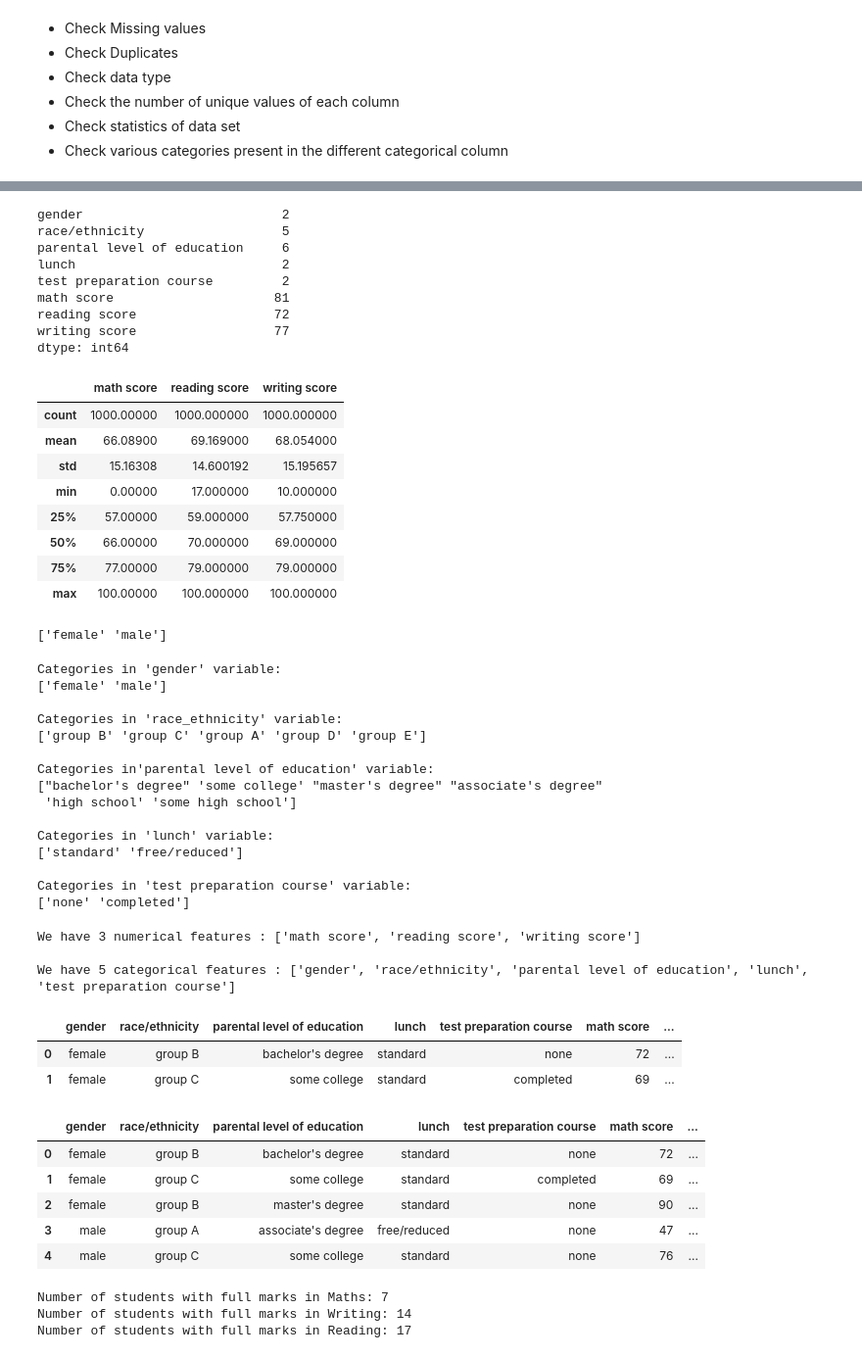
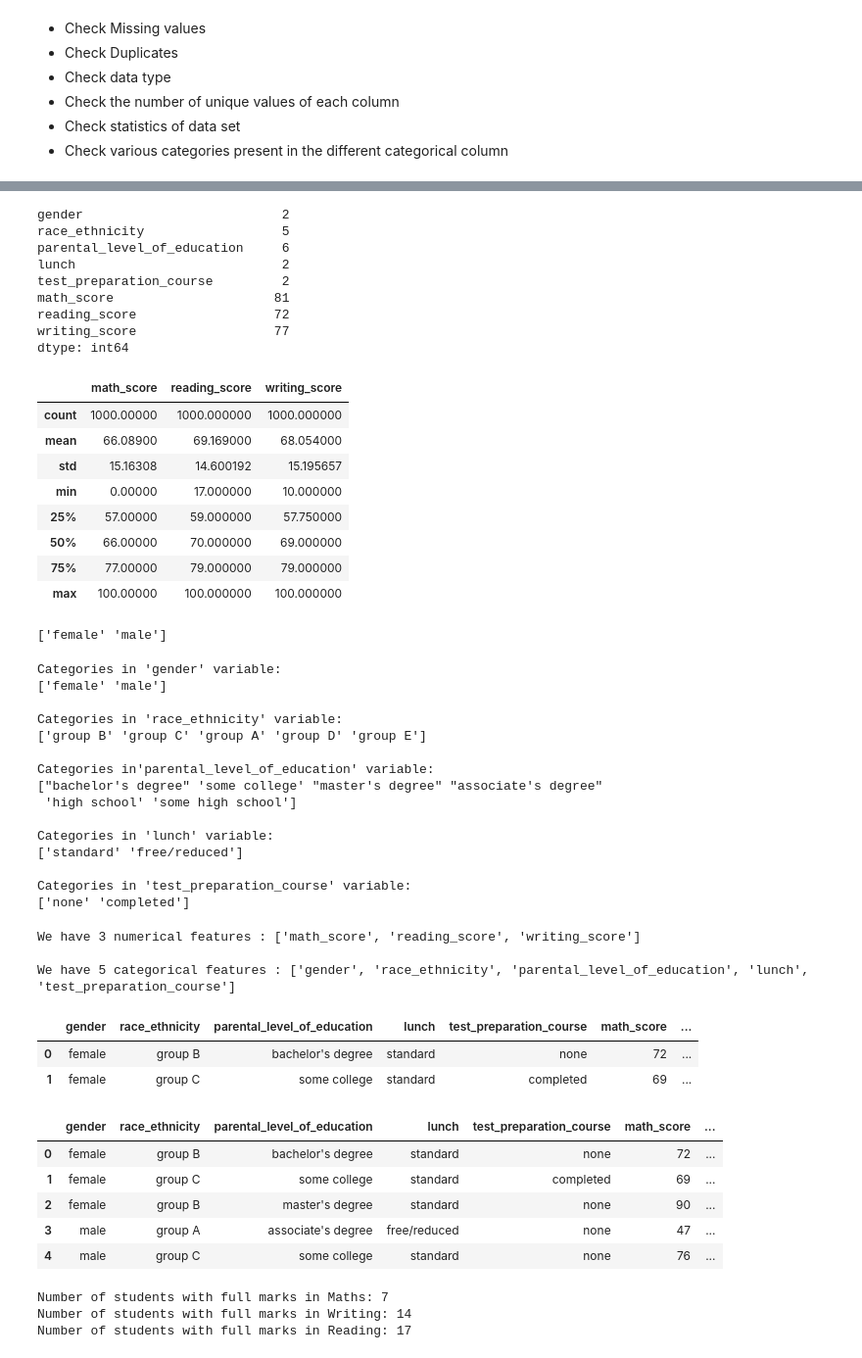
Before and after one commit to sarohaanamika/Student_Performance_ML_Project, a Jupyter notebook: notebook/EDA_STUDENT_PERFOMANCE.ipynb, the cells around one changed output, grey strips where cells are left out. Shown at 98% size. Saved outputs shown, nothing was run; the diff lists cells and outputs as text; code cells hidden in the pictures.

```diff
--- a/notebook/EDA_STUDENT_PERFOMANCE.ipynb
+++ b/notebook/EDA_STUDENT_PERFOMANCE.ipynb
@@ -28,7 +26,7 @@ Matplotlib is building the font cache; this may take a moment.
 # %% [markdown]
 # Import the Dataset and showing first five rows
 # %%
-df = pd.read_csv('studperformance.csv')
+df = pd.read_csv('data/studperformance.csv')
 # %%
 df.head()
 # %% [output]
@@ -89,18 +87,18 @@ memory usage: 62.6+ KB
 df.nunique()
 # %% [output]
 gender                          2
-race/ethnicity                  5
-parental level of education     6
+race_ethnicity                  5
+parental_level_of_education     6
 lunch                           2
-test preparation course         2
-math score                     81
-reading score                  72
-writing score                  77
+test_preparation_course         2
+math_score                     81
+reading_score                  72
+writing_score                  77
 dtype: int64
 # %%
 df.describe()
 # %% [output]
-|  | math score | reading score | writing score |
+|  | math_score | reading_score | writing_score |
 | count | 1000.00000 | 1000.000000 | 1000.000000 |
 | mean | 66.08900 | 69.169000 | 68.054000 |
 | std | 15.16308 | 14.600192 | 15.195657 |
@@ -119,19 +117,19 @@ print(df['gender'].unique())
 print()
 
 print("Categories in 'race_ethnicity' variable:  ")
-print(df['race/ethnicity'].unique())
+print(df['race_ethnicity'].unique())
 print()
 
-print("Categories in'parental level of education' variable:")
-print(df['parental level of education'].unique())
+print("Categories in'parental_level_of_education' variable:")
+print(df['parental_level_of_education'].unique())
 print()
 
 print("Categories in 'lunch' variable:     ")
 print(df['lunch'].unique())
 print()
 
-print("Categories in 'test preparation course' variable: " )
-print(df['test preparation course'].unique())
+print("Categories in 'test_preparation_course' variable: " )
+print(df['test_preparation_course'].unique())
 # %% [output]
 Categories in 'gender' variable:
 ['female' 'male']
@@ -139,14 +137,14 @@ Categories in 'gender' variable:
 Categories in 'race_ethnicity' variable:
 ['group B' 'group C' 'group A' 'group D' 'group E']
 
-Categories in'parental level of education' variable:
+Categories in'parental_level_of_education' variable:
 ["bachelor's degree" 'some college' "master's degree" "associate's degree"
  'high school' 'some high school']
 
 Categories in 'lunch' variable:
 ['standard' 'free/reduced']
 
-Categories in 'test preparation course' variable:
+Categories in 'test_preparation_course' variable:
 ['none' 'completed']
 # %%
 # define numerical & categorical columns
@@ -157,21 +155,21 @@ categorical_features = [feature for feature in df.columns if df[feature].dtype =
 print('We have {} numerical features : {}'.format(len(numeric_features), numeric_features))
 print('\nWe have {} categorical features : {}'.format(len(categorical_features), categorical_features))
 # %% [output]
-We have 3 numerical features : ['math score', 'reading score', 'writing score']
+We have 3 numerical features : ['math_score', 'reading_score', 'writing_score']
 
-We have 5 categorical features : ['gender', 'race/ethnicity', 'parental level of education', 'lunch', 'test preparation course']
+We have 5 categorical features : ['gender', 'race_ethnicity', 'parental_level_of_education', 'lunch', 'test_preparation_course']
 # %%
 df.head(2)
 # %% [output]
-|  | gender | race/ethnicity | parental level of education | lunch | test preparation course | math score | ... |
+|  | gender | race_ethnicity | parental_level_of_education | lunch | test_preparation_course | math_score | ... |
 | 0 | female | group B | bachelor's degree | standard | none | 72 | ... |
 | 1 | female | group C | some college | standard | completed | 69 | ... |
 # %%
-df['total score'] = df['math score'] + df['reading score'] + df['writing score']
+df['total score'] = df['math_score'] + df['reading_score'] + df['writing_score']
 df['average'] = df['total score']/3
 df.head()
 # %% [output]
-|  | gender | race/ethnicity | parental level of education | lunch | test preparation course | math score | ... |
+|  | gender | race_ethnicity | parental_level_of_education | lunch | test_preparation_course | math_score | ... |
 | 0 | female | group B | bachelor's degree | standard | none | 72 | ... |
 | 1 | female | group C | some college | standard | completed | 69 | ... |
 | 2 | female | group B | master's degree | standard | none | 90 | ... |
```
Also changed, not shown: parts of 17 cells of this notebook, 19 other files.
